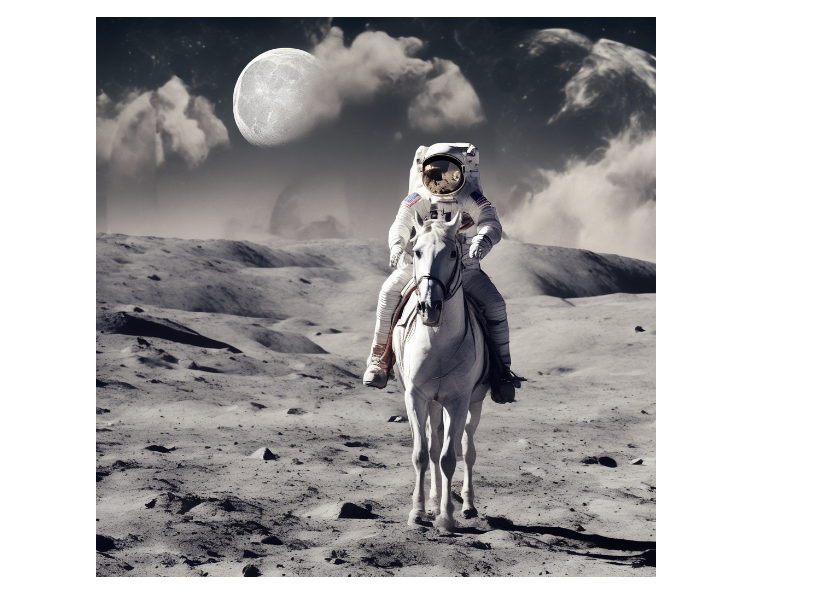
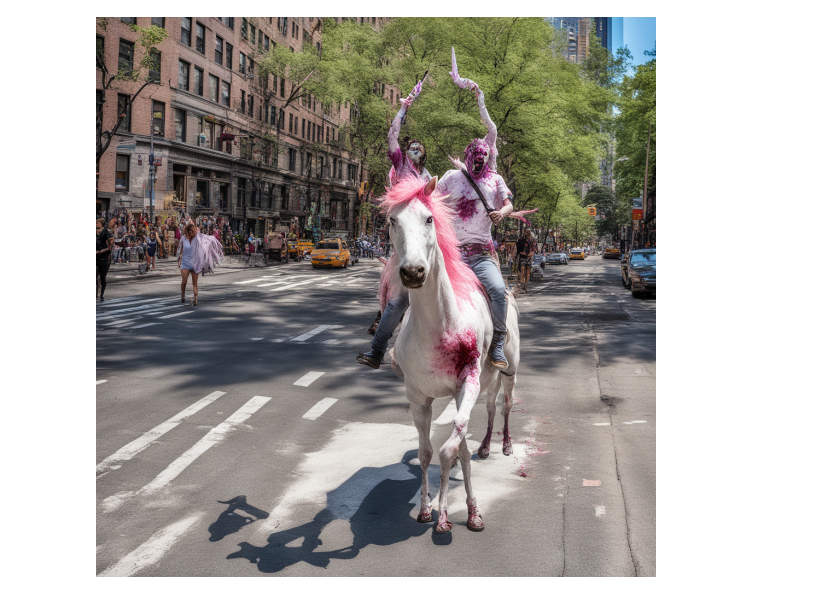
Before and after one commit to AMorporkian/T2IAdapter-SDXL-Diffusers, a Jupyter notebook: inference.ipynb, the cells around one changed output. Drawn from its saved outputs; the diff is of its cells as text; code cells hidden in the pictures.

Commit message:
Added refiner to notebook

```diff
--- a/inference.ipynb
+++ b/inference.ipynb
@@ -18,3 +16,7 @@ resolution = 1024
+# %%
+resolution = 1024
+n_steps = 40
+high_noise_frac = 0.8
 # %%
 dtype = torch.float16
 device = "cuda"
@@ -34,0 +33,11 @@ gc.collect()
+# %%
+from diffusers import DiffusionPipeline
+refiner = DiffusionPipeline.from_pretrained(
+    "stabilityai/stable-diffusion-xl-refiner-1.0",
+    text_encoder_2=base.text_encoder_2,
+    vae=base.vae,
+    torch_dtype=torch.float16,
+    use_safetensors=True,
+    variant="fp16",
+)
+refiner.to("cuda")
@@ -55,6 +82,7 @@ display(preprocessed_image)
 # %%
-transform = transforms.Compose([
-    transforms.Resize(
+transform = transforms.Compose(
+    [
+        transforms.Resize(
             resolution,
             interpolation=transforms.InterpolationMode.BILINEAR,
         ),
@@ -62,5 +90,6 @@ transform = transforms.Compose([
         transforms.Grayscale(1),
         transforms.ToTensor(),
         transforms.ConvertImageDtype(dtype=dtype),
-])
+    ]
+)
 preprocessed_image_t = transform(preprocessed_image).unsqueeze(0)
@@ -70,7 +96,23 @@ adapter.to(pipe.unet.device).to(pipe.unet.dtype)
 # %%
-prompt = "An astronaut riding a horse on the moon."
+prompt = "An zombie riding a unicorn in New York City"
 
-images = pipe(prompt=prompt, height=resolution, width=resolution, image=preprocessed_image_t, guidance_scale=7.0).images[0]
-display(images)
+base_output = base(
+    prompt=prompt,
+    height=resolution,
+    width=resolution,
+    num_inference_steps=n_steps,
+    denoising_end=high_noise_frac,
+    output_type="latent",
+    image=preprocessed_image_t,
+    guidance_scale=9.0,
+).images
+
+image = refiner(
+    prompt=prompt,
+    num_inference_steps=n_steps,
+    denoising_start=high_noise_frac,
+    image=base_output,
+).images[0]
+display(image)
 # %% [output]
-[figure, old version]
+[figure, new version]
```
Also changed, not shown: parts of 7 cells of this notebook.
